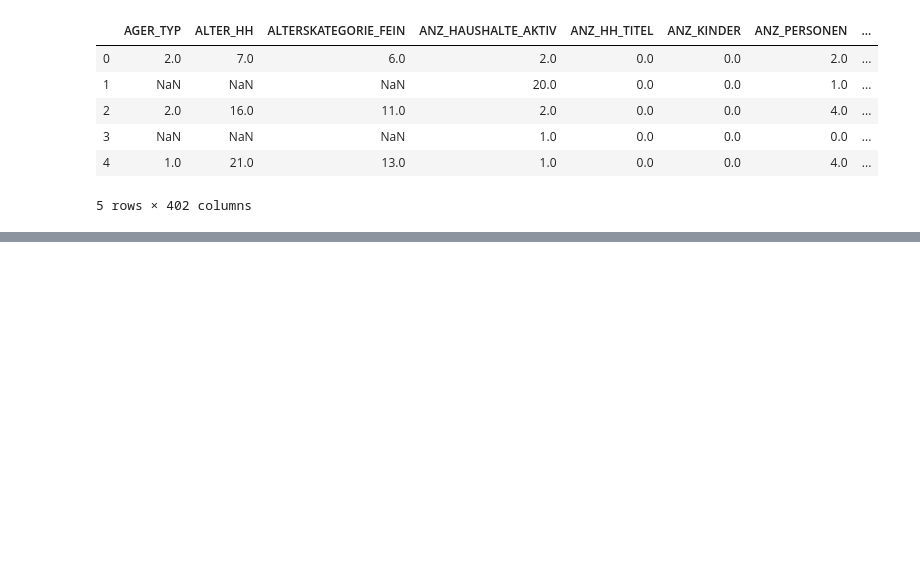
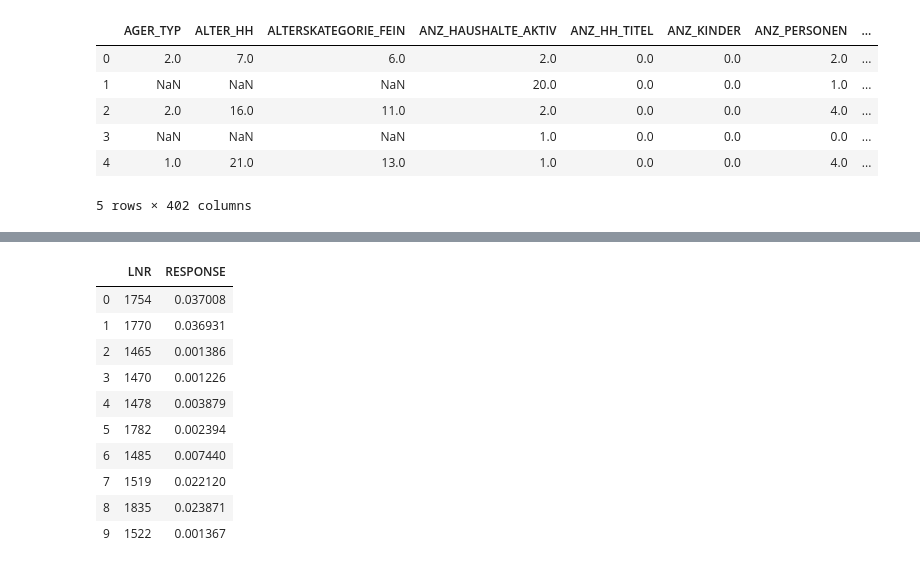
Before and after one commit to helloxms/Capstone-project-Arvato, a Jupyter notebook: Arvato Project Workbook.ipynb, the cells around one changed output, grey strips where cells are left out. Cells and saved outputs as stored; diff of their text form; code cells hidden in the pictures; blank space fills up the shorter version.

```diff
--- a/Arvato Project Workbook.ipynb
+++ b/Arvato Project Workbook.ipynb
@@ -1371,0 +1378,21 @@ result.head(10)
+# %%
+filename = 'finalized_model.sav'
+loaded_model = pickle.load(open(filename, 'rb'))
+kaggle_prediction = loaded_model.predict_proba(mailout_test_scaled)[:,1]
+# %%
+# generate result file for the competition
+result = pd.DataFrame({'LNR':lnr, 'RESPONSE':kaggle_prediction})
+result.to_csv(path_or_buf='./result2.csv', index=False)
+result.head(10)
+# %% [output]
+|  | LNR | RESPONSE |
+| 0 | 1754 | 0.037008 |
+| 1 | 1770 | 0.036931 |
+| 2 | 1465 | 0.001386 |
+| 3 | 1470 | 0.001226 |
+| 4 | 1478 | 0.003879 |
+| 5 | 1782 | 0.002394 |
+| 6 | 1485 | 0.007440 |
+| 7 | 1519 | 0.022120 |
+| 8 | 1835 | 0.023871 |
+| 9 | 1522 | 0.001367 |
```
Also changed, not shown: parts of 6 cells of this notebook, 3 other files.
